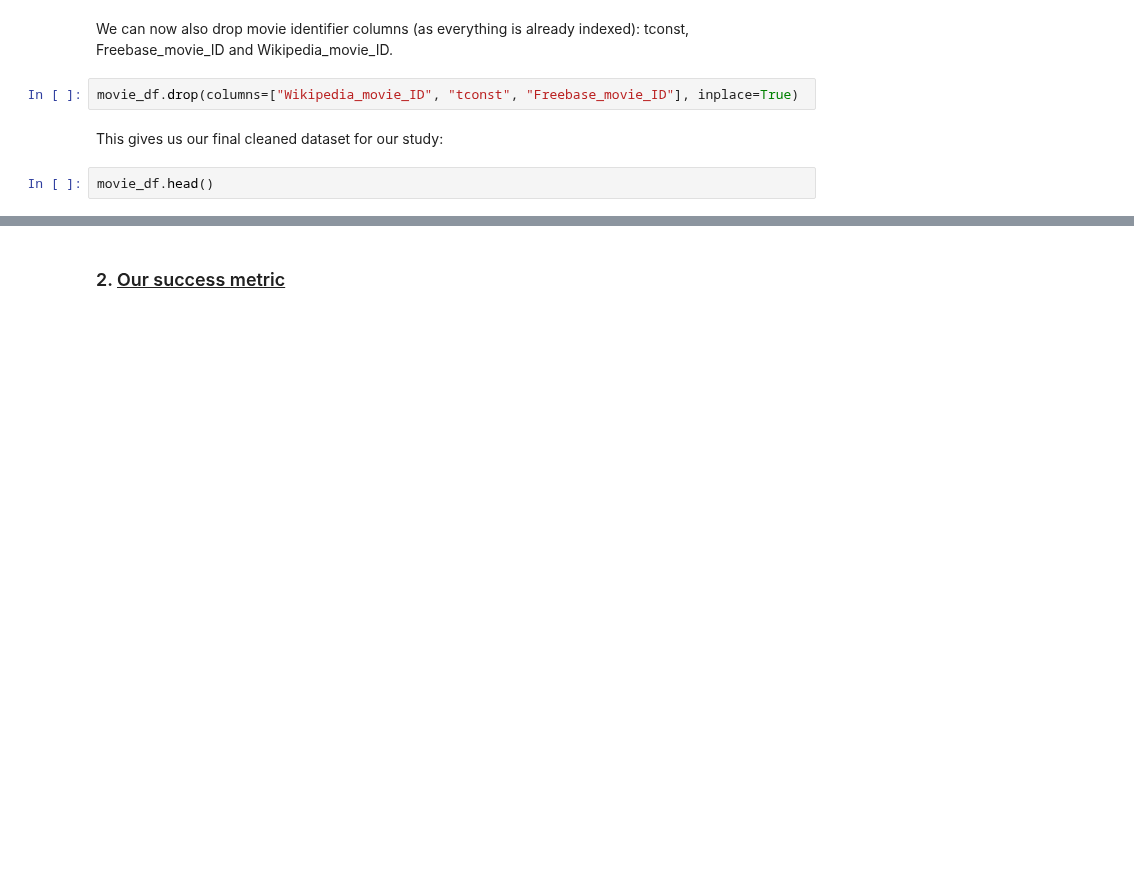
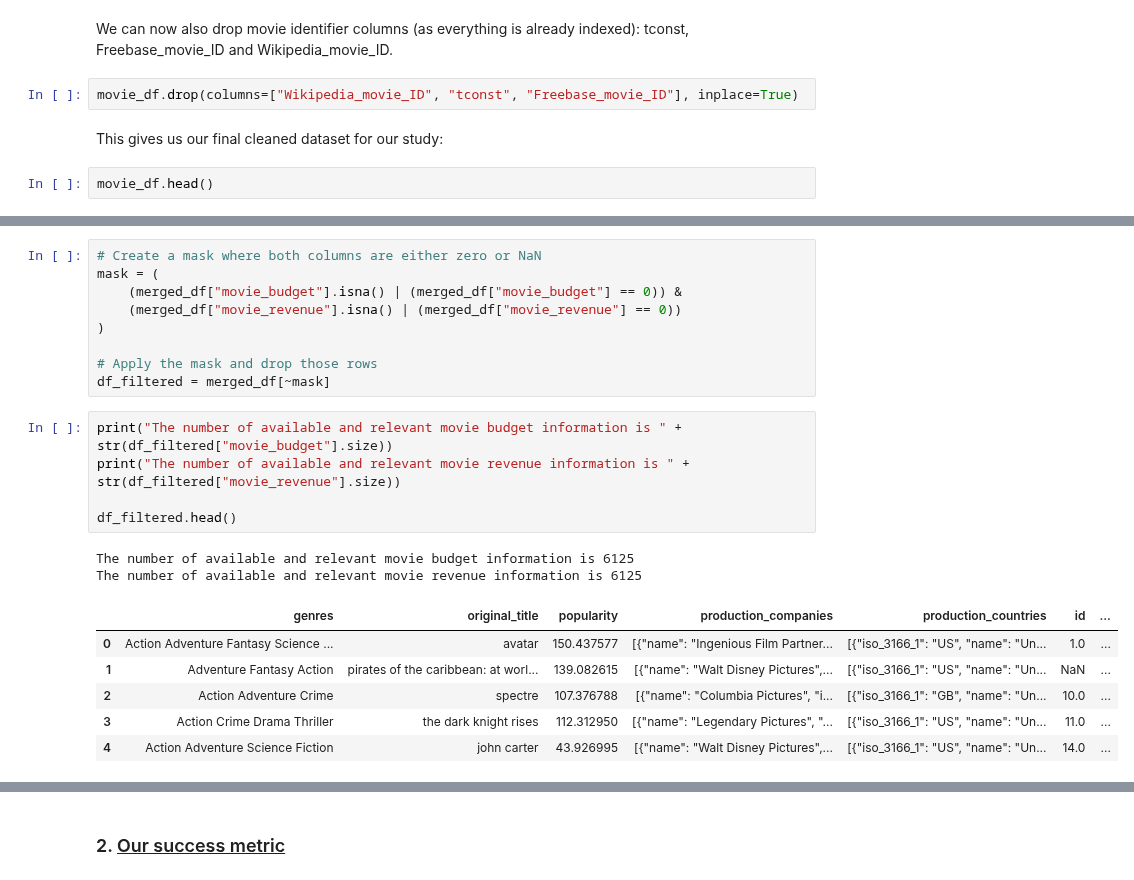
Before and after one commit to epfl-ada/ada-2024-project-kungfupandas24, a Jupyter notebook: results.ipynb, the cells around one changed output, grey strips where cells are left out. Saved outputs shown, nothing was run; the diff lists cells and outputs as text; blank space fills up the shorter version.

```diff
--- a/results.ipynb
+++ b/results.ipynb
@@ -447,0 +556,23 @@ movie_df.head()
+# %%
+# Create a mask where both columns are either zero or NaN
+mask = (
+    (merged_df["movie_budget"].isna() | (merged_df["movie_budget"] == 0)) &
+    (merged_df["movie_revenue"].isna() | (merged_df["movie_revenue"] == 0))
+)
+
+# Apply the mask and drop those rows
+df_filtered = merged_df[~mask]
+# %%
+print("The number of available and relevant movie budget information is " + str(df_filtered["movie_budget"].size))
+print("The number of available and relevant movie revenue information is " + str(df_filtered["movie_revenue"].size))
+
+df_filtered.head()
+# %% [output]
+The number of available and relevant movie budget information is 6125
+The number of available and relevant movie revenue information is 6125
+|  | genres | original_title | popularity | production_companies | production_countries | id | ... |
+| 0 | Action Adventure Fantasy Science ... | avatar | 150.437577 | [{"name": "Ingenious Film Partner... | [{"iso_3166_1": "US", "name": "Un... | 1.0 | ... |
+| 1 | Adventure Fantasy Action | pirates of the caribbean: at worl... | 139.082615 | [{"name": "Walt Disney Pictures",... | [{"iso_3166_1": "US", "name": "Un... | NaN | ... |
+| 2 | Action Adventure Crime | spectre | 107.376788 | [{"name": "Columbia Pictures", "i... | [{"iso_3166_1": "GB", "name": "Un... | 10.0 | ... |
+| 3 | Action Crime Drama Thriller | the dark knight rises | 112.312950 | [{"name": "Legendary Pictures", "... | [{"iso_3166_1": "US", "name": "Un... | 11.0 | ... |
+| 4 | Action Adventure Science Fiction | john carter | 43.926995 | [{"name": "Walt Disney Pictures",... | [{"iso_3166_1": "US", "name": "Un... | 14.0 | ... |
```
Also changed, not shown: parts of 22 cells of this notebook.
